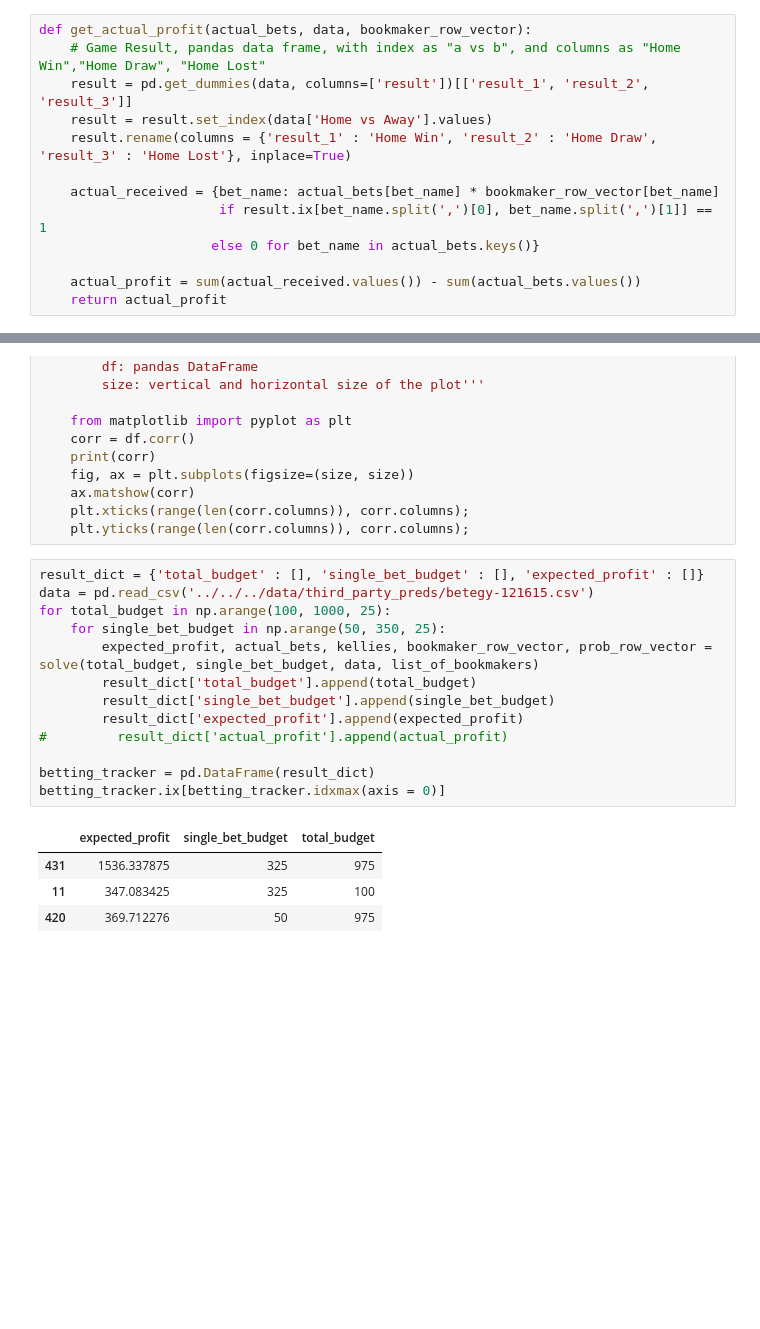
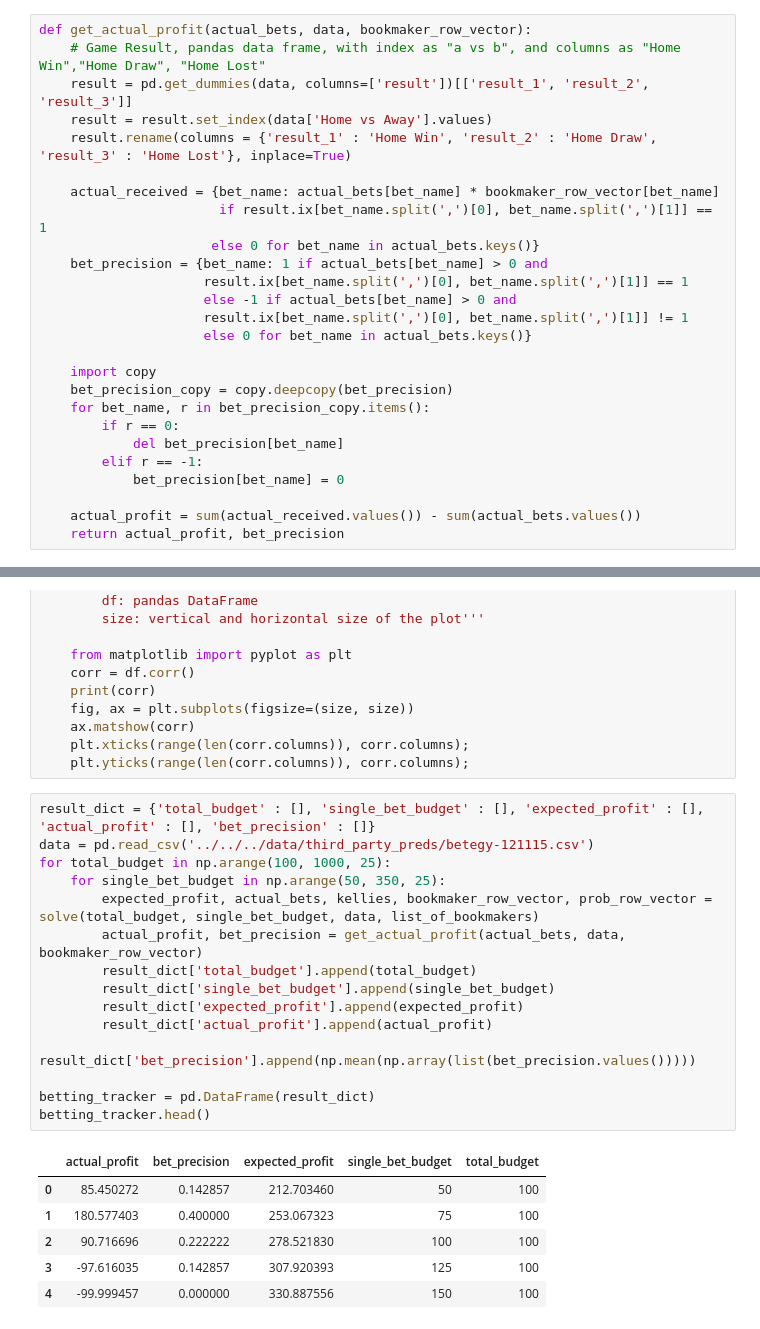
Before and after one commit to xy008areshsu/SoccerBetting, a Jupyter notebook: src/betting_strategy/python/betting_strategy.ipynb, the cells around one changed output, grey strips where cells are left out. Drawn from its saved outputs; the diff is of its cells as text; blank space fills up the shorter version.

```diff
--- a/src/betting_strategy/python/betting_strategy.ipynb
+++ b/src/betting_strategy/python/betting_strategy.ipynb
@@ -139,6 +160,19 @@ def get_actual_profit(actual_bets, data, bookmaker_row_vector):
     actual_received = {bet_name: actual_bets[bet_name] * bookmaker_row_vector[bet_name]
                        if result.ix[bet_name.split(',')[0], bet_name.split(',')[1]] == 1
                       else 0 for bet_name in actual_bets.keys()}
+    bet_precision = {bet_name: 1 if actual_bets[bet_name] > 0 and
+                     result.ix[bet_name.split(',')[0], bet_name.split(',')[1]] == 1
+                     else -1 if actual_bets[bet_name] > 0 and
+                     result.ix[bet_name.split(',')[0], bet_name.split(',')[1]] != 1
+                     else 0 for bet_name in actual_bets.keys()}
+
+    import copy
+    bet_precision_copy = copy.deepcopy(bet_precision)
+    for bet_name, r in bet_precision_copy.items():
+        if r == 0:
+            del bet_precision[bet_name]
+        elif r == -1:
+            bet_precision[bet_name] = 0
 
     actual_profit = sum(actual_received.values()) - sum(actual_bets.values())
-    return actual_profit
+    return actual_profit, bet_precision
@@ -158,20 +198,24 @@ def plot_corr(df,size=10):
     plt.xticks(range(len(corr.columns)), corr.columns);
     plt.yticks(range(len(corr.columns)), corr.columns);
 # %%
-result_dict = {'total_budget' : [], 'single_bet_budget' : [], 'expected_profit' : []}
-data = pd.read_csv('../../../data/third_party_preds/betegy-121615.csv')
+result_dict = {'total_budget' : [], 'single_bet_budget' : [], 'expected_profit' : [], 'actual_profit' : [], 'bet_precision' : []}
+data = pd.read_csv('../../../data/third_party_preds/betegy-121115.csv')
 for total_budget in np.arange(100, 1000, 25):
     for single_bet_budget in np.arange(50, 350, 25):
         expected_profit, actual_bets, kellies, bookmaker_row_vector, prob_row_vector = solve(total_budget, single_bet_budget, data, list_of_bookmakers)
+        actual_profit, bet_precision = get_actual_profit(actual_bets, data, bookmaker_row_vector)
         result_dict['total_budget'].append(total_budget)
         result_dict['single_bet_budget'].append(single_bet_budget)
         result_dict['expected_profit'].append(expected_profit)
-#         result_dict['actual_profit'].append(actual_profit)
+        result_dict['actual_profit'].append(actual_profit)
+        result_dict['bet_precision'].append(np.mean(np.array(list(bet_precision.values()))))
 
 betting_tracker = pd.DataFrame(result_dict)
-betting_tracker.ix[betting_tracker.idxmax(axis = 0)]
+betting_tracker.head()
 # %% [output]
-|  | expected_profit | single_bet_budget | total_budget |
-| 431 | 1536.337875 | 325 | 975 |
-| 11 | 347.083425 | 325 | 100 |
-| 420 | 369.712276 | 50 | 975 |
+|  | actual_profit | bet_precision | expected_profit | single_bet_budget | total_budget |
+| 0 | 85.450272 | 0.142857 | 212.703460 | 50 | 100 |
+| 1 | 180.577403 | 0.400000 | 253.067323 | 75 | 100 |
+| 2 | 90.716696 | 0.222222 | 278.521830 | 100 | 100 |
+| 3 | -97.616035 | 0.142857 | 307.920393 | 125 | 100 |
+| 4 | -99.999457 | 0.000000 | 330.887556 | 150 | 100 |
```
Also changed, not shown: parts of 26 cells of this notebook, 9 other files.
